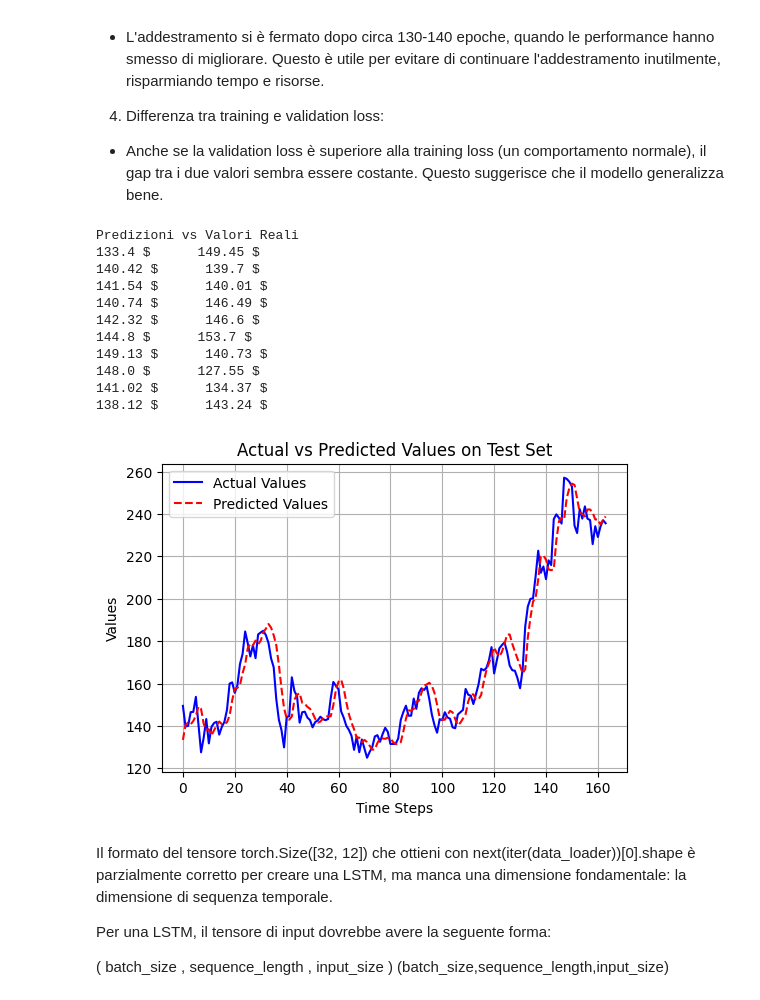
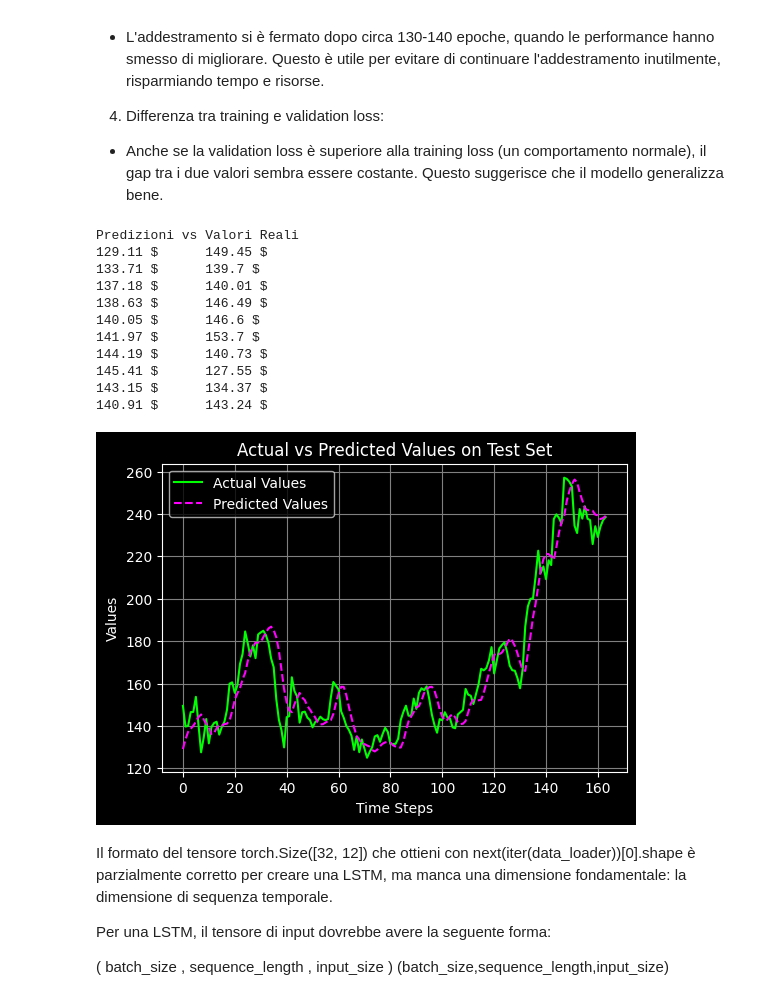
Before and after one commit to MicheleGiambelli/Deep-Learning-Project, a Jupyter notebook: Crypto_guru.ipynb, the cells around one changed output. Cells and saved outputs as stored; diff of their text form; code cells hidden in the pictures.

```diff
--- a/Crypto_guru.ipynb
+++ b/Crypto_guru.ipynb
@@ -92,2 +103,13 @@ df.head()
 # %% [markdown]
 # DEA
+# %%
+# Grafico dell'andamento storico del titolo
+plt.figure(figsize=(11, 5))
+plt.style.use('dark_background')
+plt.plot(df.index, df[('Close', 'SOL-USD')], label='Close Price', color='lime')
+plt.title('Solana Time Serie (Close Price)')
+plt.xlabel('Date')
+plt.ylabel('Close Price')
+plt.legend()
+plt.grid(color='gray')
+plt.show()
@@ -93,0 +118,19 @@ df.head()
+# %%
+plt.style.use('default')
+
+fig, axs = plt.subplots(1, 2, figsize=(12, 4))
+
+# Histogram plot
+axs[0].hist(df[('Close', 'SOL-USD')], bins=25, color='blue', alpha=0.7)
+axs[0].set_xlabel('Closed Price')
+axs[0].set_ylabel('Counts')
+axs[0].set_title('Closed Price Distribution')
+
+# QQ plot
+sm.qqplot(df[('Close', 'SOL-USD')], line='s', ax=axs[1])
+axs[1].set_title('QQ Plot of the Close Variable')
+axs[1].set_xlabel('Theoretical Quantiles')
+axs[1].set_ylabel('Observed Quantiles')
+
+plt.tight_layout()
+plt.show()
@@ -407,8 +435,6 @@ train_losses = []
 val_losses = []
 train_mae = []
 val_mae = []
-train_r2 = []
-val_r2 = []
 epochs = []
 
 model.train()
@@ -445,7 +471,6 @@ for epoch in range(num_epochs):
 
     # Calcola metriche di training
     train_mae.append(mean_absolute_error(train_actuals, train_predictions))
-    train_r2.append(r2_score(train_actuals, train_predictions))
 
     # Validation
     model.eval()
@@ -468,7 +493,6 @@ for epoch in range(num_epochs):
 
     # Calcola metriche di validazione
     val_mae.append(mean_absolute_error(val_actuals, val_predictions))
-    val_r2.append(r2_score(val_actuals, val_predictions))
 
     epochs.append(epoch + 1)  # Salva l'epoca corrente
 
@@ -590,29 +621,30 @@ for i, j  in zip(test_predictions, test_actuals):
     break
 # %% [output]
 Predizioni vs Valori Reali
-133.4 $      149.45 $
-140.42 $      139.7 $
-141.54 $      140.01 $
-140.74 $      146.49 $
-142.32 $      146.6 $
-144.8 $      153.7 $
-149.13 $      140.73 $
-148.0 $      127.55 $
-141.02 $      134.37 $
-138.12 $      143.24 $
+129.11 $      149.45 $
+133.71 $      139.7 $
+137.18 $      140.01 $
+138.63 $      146.49 $
+140.05 $      146.6 $
+141.97 $      153.7 $
+144.19 $      140.73 $
+145.41 $      127.55 $
+143.15 $      134.37 $
+140.91 $      143.24 $
 # %%
 # Visualizzazione delle performance
+plt.style.use('dark_background')
 plt.figure(figsize=(6, 4))
-plt.plot(test_actuals, label='Actual Values', color='blue')
-plt.plot(test_predictions, label='Predicted Values', color='red', linestyle='dashed')
+plt.plot(test_actuals, label='Actual Values', color='lime')
+plt.plot(test_predictions, label='Predicted Values', color='fuchsia', linestyle='dashed')
 plt.xlabel('Time Steps')
 plt.ylabel('Values')
 plt.title('Actual vs Predicted Values on Test Set')
 plt.legend()
-plt.grid()
+plt.grid(color='gray')
 plt.show()
 # %% [output]
-[figure, old version]
+[figure, new version]
 # %% [markdown]
 Il formato del tensore torch.Size([32, 12]) che ottieni con next(iter(data_loader))[0].shape è parzialmente corretto per creare una LSTM, ma manca una dimensione fondamentale: la dimensione di sequenza temporale.
 
```
Also changed, not shown: parts of 15 cells of this notebook.
